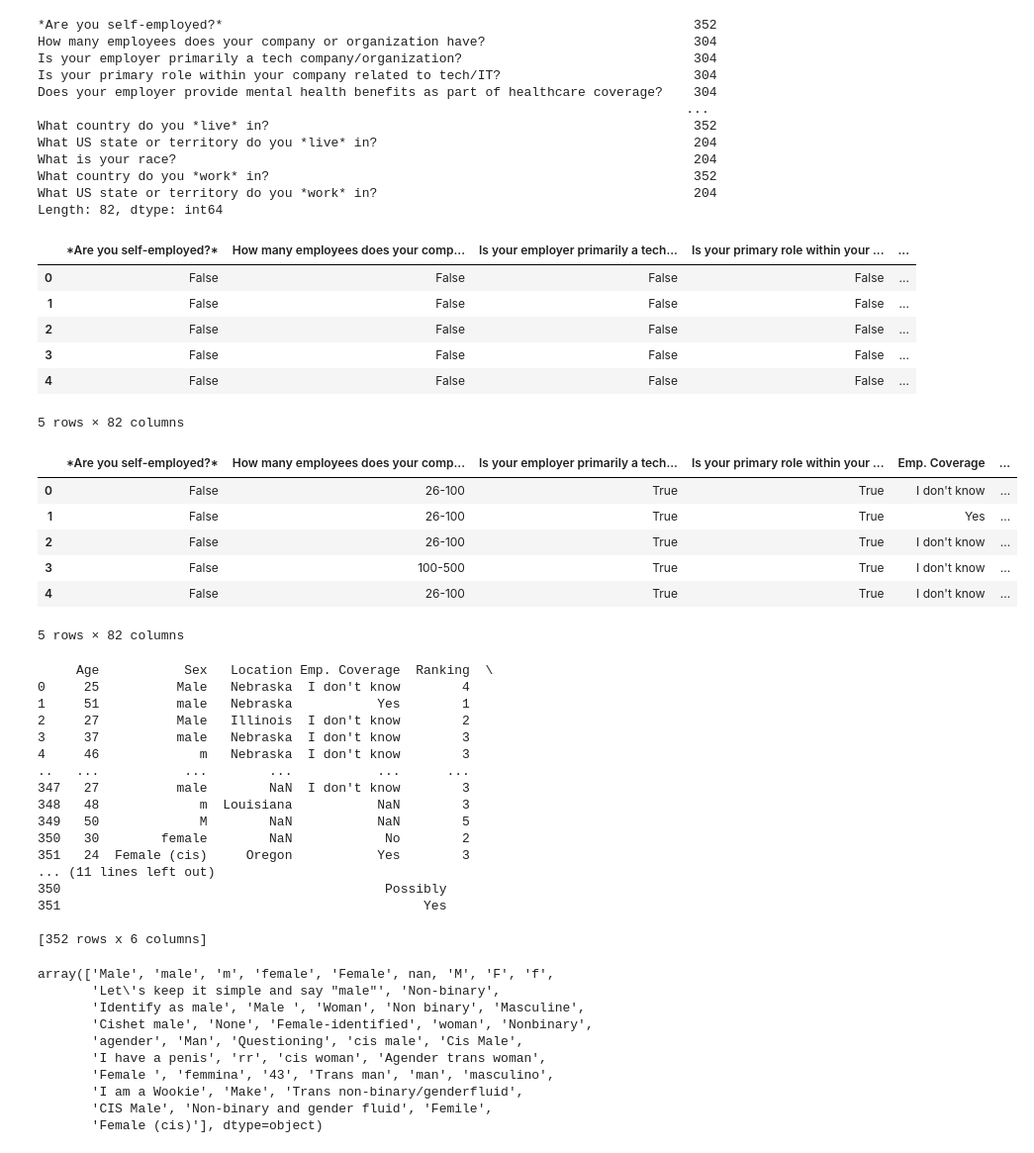
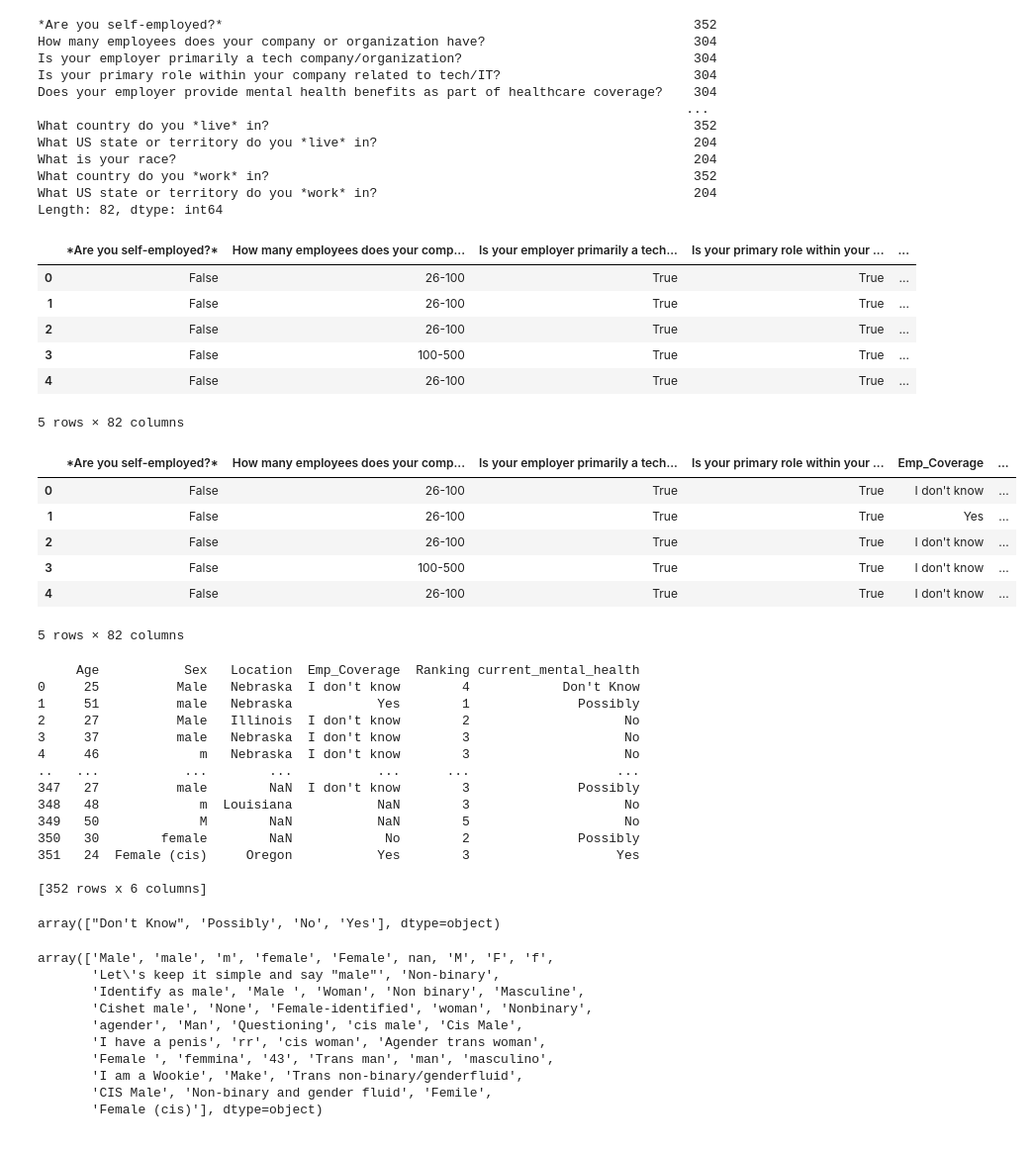
Before and after one commit to haiwy1218/mentalhealth_tech, a Jupyter notebook: mentalhealth_tech.ipynb, the cells around one changed output. Shown: that part at 99% size. Cells and saved outputs as stored; diff of their text form; code cells hidden in the pictures.

```diff
--- a/mentalhealth_tech.ipynb
+++ b/mentalhealth_tech.ipynb
@@ -38,30 +38,30 @@ What country do you *work* in?
 What US state or territory do you *work* in?                                         204
 Length: 82, dtype: int64
 # %%
-MentalHealth_df_c.isna().head()
+MentalHealth_df.head()
 
 #all of them
 # %% [output]
 |  | *Are you self-employed?* | How many employees does your comp... | Is your employer primarily a tech... | Is your primary role within your ... | ... |
-| 0 | False | False | False | False | ... |
-| 1 | False | False | False | False | ... |
-| 2 | False | False | False | False | ... |
-| 3 | False | False | False | False | ... |
-| 4 | False | False | False | False | ... |
+| 0 | False | 26-100 | True | True | ... |
+| 1 | False | 26-100 | True | True | ... |
+| 2 | False | 26-100 | True | True | ... |
+| 3 | False | 100-500 | True | True | ... |
+| 4 | False | 26-100 | True | True | ... |
 5 rows × 82 columns
 # %%
-MH_Clean = MentalHealth_df_c.rename(columns={
+MH_Clean = MentalHealth_df.rename(columns={
     "What is your age?": "Age",
     "What is your gender?": "Sex",
     "What US state or territory do you *live* in?": "Location",
-    "Does your employer provide mental health benefits as part of healthcare coverage?": "Emp. Coverage",
+    "Does your employer provide mental health benefits as part of healthcare coverage?": "Emp_Coverage",
     "Overall, how well do you think the tech industry supports employees with mental health issues?": "Ranking",
-    "Do you *currently* have a mental health disorder?": "Do you *currently* have a mental health disorder?",
+    "Do you *currently* have a mental health disorder?": "current_mental_health",
 
     })
 MH_Clean.head()
 # %% [output]
-|  | *Are you self-employed?* | How many employees does your comp... | Is your employer primarily a tech... | Is your primary role within your ... | Emp. Coverage | ... |
+|  | *Are you self-employed?* | How many employees does your comp... | Is your employer primarily a tech... | Is your primary role within your ... | Emp_Coverage | ... |
 | 0 | False | 26-100 | True | True | I don't know | ... |
 | 1 | False | 26-100 | True | True | Yes | ... |
 | 2 | False | 26-100 | True | True | I don't know | ... |
@@ -70,26 +70,27 @@ MH_Clean.head()
 5 rows × 82 columns
 # %%
 #Need Columns only
-MentalHealthClean2 = MH_Clean[["Age", "Sex", "Location", "Emp. Coverage","Ranking", "Do you *currently* have a mental health disorder?"]]
+MentalHealthClean2 = MH_Clean[["Age", "Sex", "Location", "Emp_Coverage","Ranking", "current_mental_health"]]
 print(MentalHealthClean2)
 # %% [output]
-     Age           Sex   Location Emp. Coverage  Ranking  \
-0     25          Male   Nebraska  I don't know        4
-1     51          male   Nebraska           Yes        1
-2     27          Male   Illinois  I don't know        2
-3     37          male   Nebraska  I don't know        3
-4     46             m   Nebraska  I don't know        3
-..   ...           ...        ...           ...      ...
-347   27          male        NaN  I don't know        3
-348   48             m  Louisiana           NaN        3
-349   50             M        NaN           NaN        5
-350   30        female        NaN            No        2
-351   24  Female (cis)     Oregon           Yes        3
-... (11 lines left out)
-350                                          Possibly
-351                                               Yes
+     Age           Sex   Location  Emp_Coverage  Ranking current_mental_health
+0     25          Male   Nebraska  I don't know        4            Don't Know
+1     51          male   Nebraska           Yes        1              Possibly
+2     27          Male   Illinois  I don't know        2                    No
+3     37          male   Nebraska  I don't know        3                    No
+4     46             m   Nebraska  I don't know        3                    No
+..   ...           ...        ...           ...      ...                   ...
+347   27          male        NaN  I don't know        3              Possibly
+348   48             m  Louisiana           NaN        3                    No
+349   50             M        NaN           NaN        5                    No
+350   30        female        NaN            No        2              Possibly
+351   24  Female (cis)     Oregon           Yes        3                   Yes
 
 [352 rows x 6 columns]
+# %%
+MentalHealthClean2['current_mental_health'].unique()
+# %% [output]
+array(["Don't Know", 'Possibly', 'No', 'Yes'], dtype=object)
 # %%
 # Unique labels
 MentalHealthClean2['Sex'].unique()
```
Also changed, not shown: parts of 18 cells of this notebook, 1 other file.
